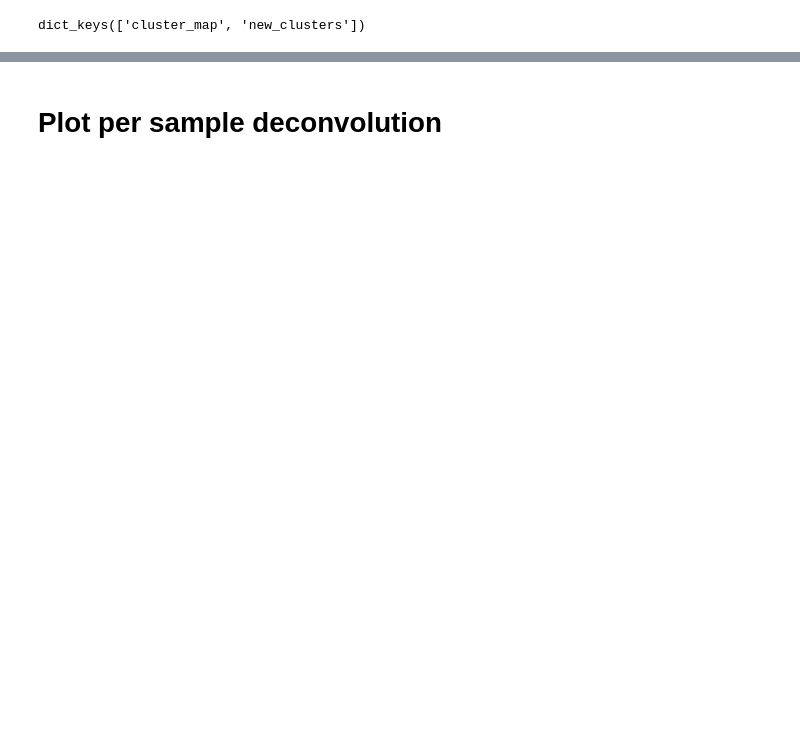
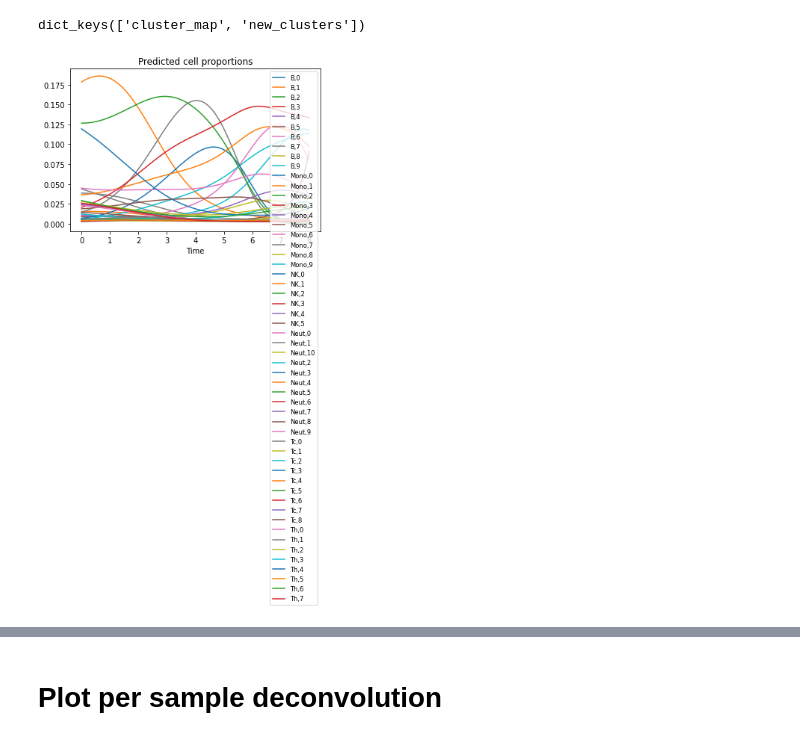
Before and after one commit to broadinstitute/temporal-rna-seq-deconvolution, a Jupyter notebook: working.ipynb, the cells around one changed output, grey strips where cells are left out. Cells and saved outputs as stored; diff of their text form; code cells hidden in the pictures; blank space fills up the shorter version.

```diff
--- a/working.ipynb
+++ b/working.ipynb
@@ -90,6 +90,10 @@ r = pseudo_time_reg_deconv.calculate_composition_trajectories(n_intervals = 1000
 pseudo_time_reg_deconv.dataset.hypercluster_results.keys()
 # %% [output]
 dict_keys(['cluster_map', 'new_clusters'])
+# %%
+pseudo_time_reg_deconv.plot_composition_trajectories(show_hypercluster=True)
+# %% [output]
+[figure, added]
 # %%
 pseudo_time_reg_deconv.plot_composition_trajectories()
 # %% [output]
```
Also changed, not shown: parts of 9 cells of this notebook, 2 other files.
